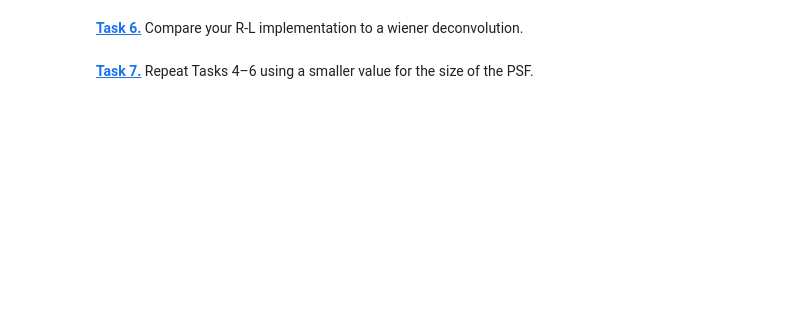
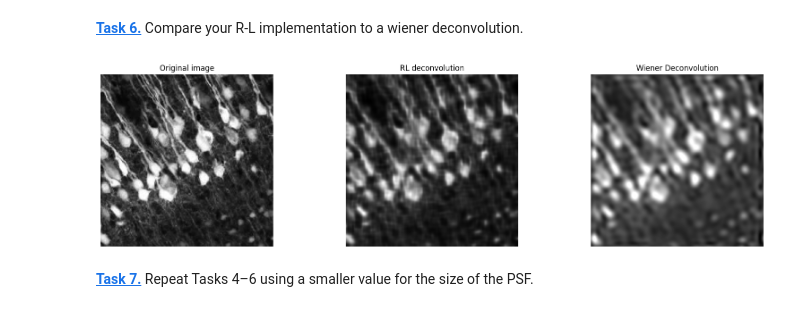
Before and after one commit to AminaSwob/mobi-fs5-python, a Jupyter notebook: deconvolution.ipynb, the cells around one changed output. Saved outputs shown, nothing was run; the diff lists cells and outputs as text; code cells hidden in the pictures; blank space fills up the shorter version.

```diff
--- a/deconvolution.ipynb
+++ b/deconvolution.ipynb
@@ -106,4 +105,23 @@ plt.show()
 # %% [markdown]
 **[Task 6.]()** Compare your R-L implementation to a wiener deconvolution.
+# %%
+app_wiener =  wiener(app_psf, psf, balance= 1, clip=True)
+
+plt.figure(figsize=(20,5))
+plt.subplot(1, 3, 1)
+plt.axis('off')
+plt.imshow(img, 'gray')
+plt.title('Original image')
+plt.subplot(1, 3, 2)
+plt.axis('off')
+plt.imshow(app_RL, 'gray')
+plt.title('RL deconvolution')
+plt.subplot(1, 3, 3)
+plt.axis('off')
+plt.imshow(app_wiener, 'gray')
+plt.title('Wiener Deconvolution')
+plt.show()
+# %% [output]
+[figure, added]
 # %% [markdown]
 **[Task 7.]()** Repeat Tasks 4–6 using a smaller value for the size of the PSF.
```
Also changed, not shown: parts of 3 cells of this notebook, 1 other file.
